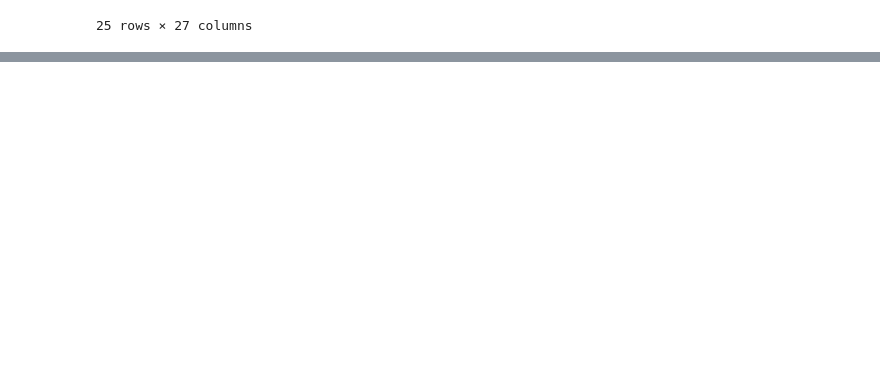
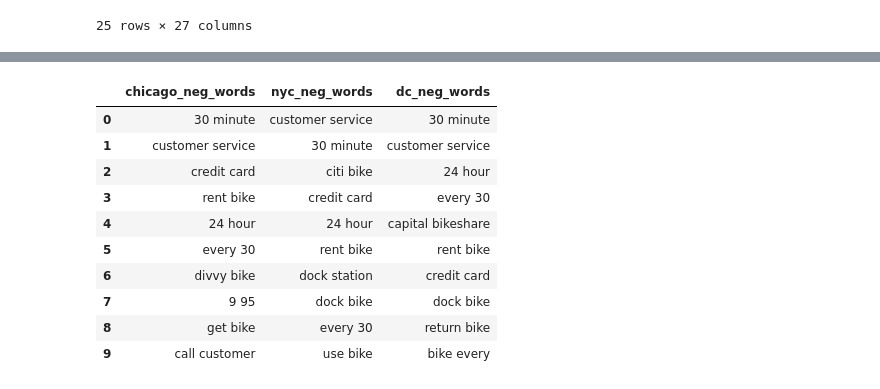
Before and after one commit to bininglu/Final-Project-Bootcampspot, a Jupyter notebook: nltk/bike_review.ipynb, the cells around one changed output, grey strips where cells are left out. Cells and saved outputs as stored; diff of their text form; code cells hidden in the pictures; blank space fills up the shorter version.

```diff
--- a/nltk/bike_review.ipynb
+++ b/nltk/bike_review.ipynb
@@ -205,0 +223,16 @@ df_two_words.head(25)
+# %%
+#top 10 Negative reviews in chicago, nyc and dc
+df_neg_two_words_reviews = df_two_words[["chicago_neg_words", "nyc_neg_words", "dc_neg_words"]]
+df_neg_two_words_reviews.head(10)
+# %% [output]
+|  | chicago_neg_words | nyc_neg_words | dc_neg_words |
+| 0 | 30 minute | customer service | 30 minute |
+| 1 | customer service | 30 minute | customer service |
+| 2 | credit card | citi bike | 24 hour |
+| 3 | rent bike | credit card | every 30 |
+| 4 | 24 hour | 24 hour | capital bikeshare |
+| 5 | every 30 | rent bike | rent bike |
+| 6 | divvy bike | dock station | credit card |
+| 7 | 9 95 | dock bike | dock bike |
+| 8 | get bike | every 30 | return bike |
+| 9 | call customer | use bike | bike every |
```
Also changed, not shown: parts of 2 cells of this notebook.
